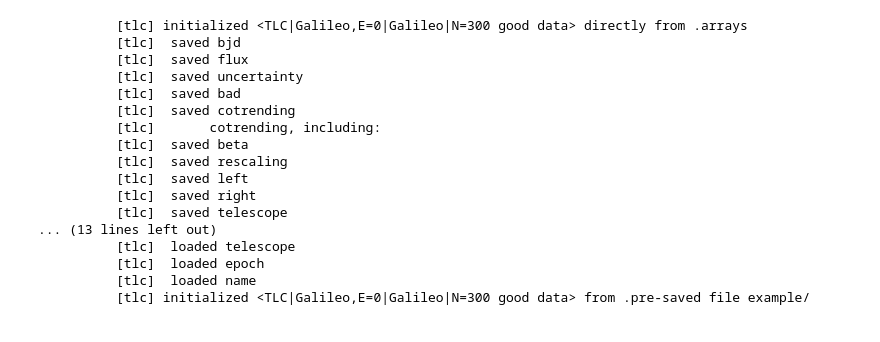
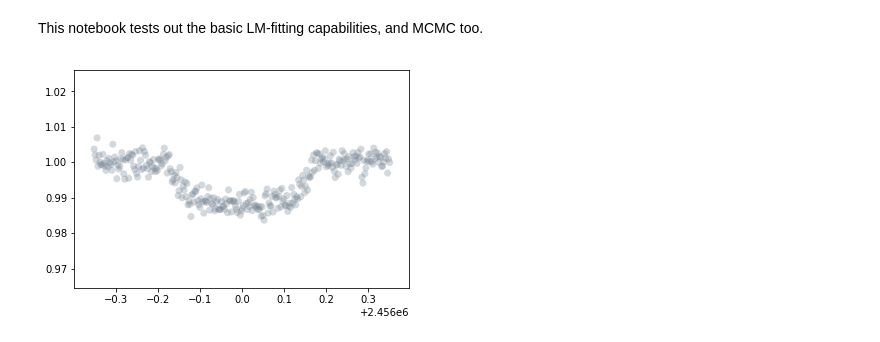
Before and after one commit to zkbt/transit, a Jupyter notebook: notebooks/testing.ipynb, the cells around one changed output. Drawn from its saved outputs; the diff is of its cells as text; code cells hidden in the pictures.

Commit message:
get LM and MCMC fitting working again

```diff
--- a/notebooks/testing.ipynb
+++ b/notebooks/testing.ipynb
@@ -16,23 +1,31 @@ i = Instrument()
+# %% [markdown]
+This notebook tests out the basic LM-fitting capabilities, and MCMC too.
 # %%
+import numpy as np, matplotlib.pyplot as plt
+%matplotlib inline
+
+from transit.TLC import TLC
+from transit.TM import TM
+from transit.Planet import Planet
+from transit.Star import Star
+from transit.Instrument import Instrument
+
+p = Planet()
+s = Star()
+i = Instrument()
+
 bjd = np.linspace(p.t0.value - p.duration*1, p.t0.value + p.duration*1, 300)
-fluxerr = 0.001*np.ones_like(bjd)
+fluxerr = 0.002*np.ones_like(bjd)
 tlc = TLC(bjd, np.ones_like(bjd), fluxerr, directory='example/', telescope='Galileo', epoch=0)
-other = TLC( directory='example/', telescope='Galileo', epoch=0)
+#other = TLC(directory='example/', telescope='Galileo', epoch=0)
+
+
+tm = TM(planet=p, star=s, instrument=i, directory='example/')
+tlc.linkModel(tm)
+
+
+m = tm.planet_model(t=bjd)
+tlc.flux = m+np.random.normal(0, 1, len(bjd))*fluxerr
+tlc.plot(alpha=0.3)
 # %% [output]
-          [tlc] initialized <TLC|Galileo,E=0|Galileo|N=300 good data> directly from .arrays
-          [tlc]  saved bjd
-          [tlc]  saved flux
-          [tlc]  saved uncertainty
-          [tlc]  saved bad
-          [tlc]  saved cotrending
-          [tlc]       cotrending, including:
-          [tlc]  saved beta
-          [tlc]  saved rescaling
-          [tlc]  saved left
-          [tlc]  saved right
-          [tlc]  saved telescope
-... (13 lines left out)
-          [tlc]  loaded telescope
-          [tlc]  loaded epoch
-          [tlc]  loaded name
-          [tlc] initialized <TLC|Galileo,E=0|Galileo|N=300 good data> from .pre-saved file example/
+[figure, added]
```
Also changed, not shown: parts of 15 cells of this notebook, 16 other files.
